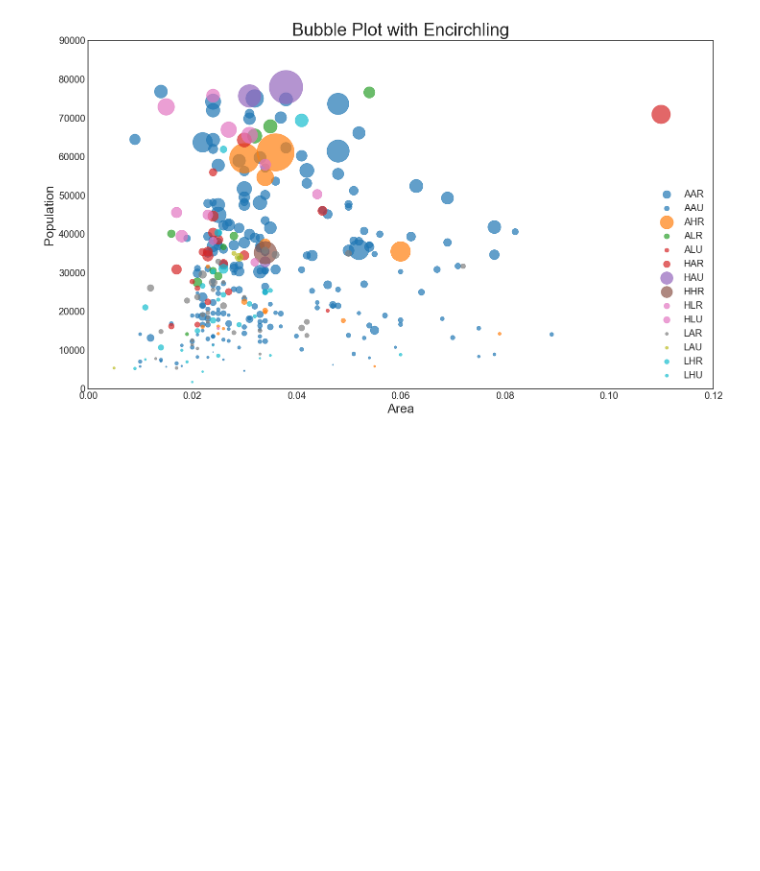
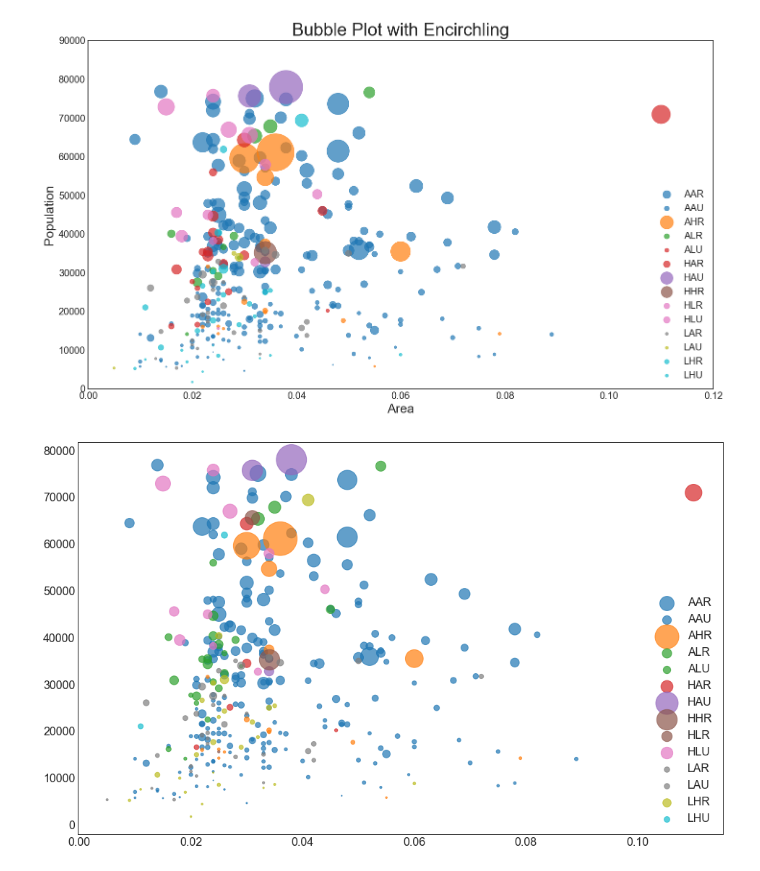
Before and after one commit to protea-ban/top-50-matplotlib-visualizations, a Jupyter notebook: 02_correlation_气泡图.ipynb, the cells around one changed output. Cells and saved outputs as stored; diff of their text form; code cells hidden in the pictures; blank space fills up the shorter version.

Commit message:
bubble plot basic 2

```diff
--- a/02_correlation_气泡图.ipynb
+++ b/02_correlation_气泡图.ipynb
@@ -71,3 +73,21 @@ plt.legend(
 plt.show()
 # %% [output]
 [figure]
+# %%
+# 使用另一种循环方式
+plt.figure(figsize=(16,10))
+
+for i in range(len(categories)):
+    plt.scatter(
+        midwest.loc[midwest['category'] == categories[i], 'area']
+        ,midwest.loc[midwest['category'] == categories[i],'poptotal']
+        ,s = midwest.loc[midwest['category']==categories[i],'popasian']
+        ,c = np.array(plt.cm.tab10(i/len(categories))).reshape(1,-1)
+        ,alpha=0.7
+        ,label = categories[i]
+    )
+
+plt.legend()
+plt.show()
+# %% [output]
+[figure, added]
```
Also changed, not shown: parts of 5 cells of this notebook.
